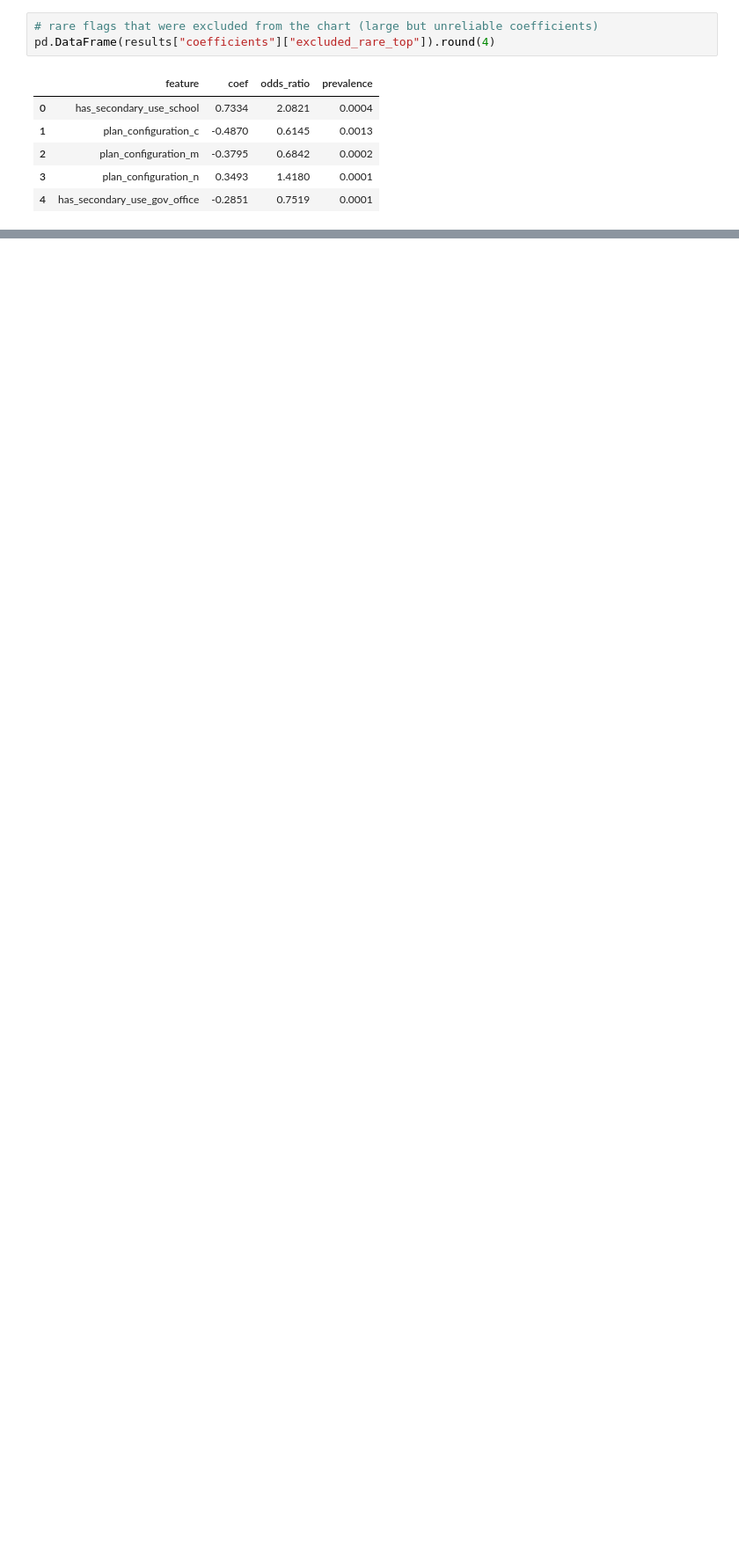
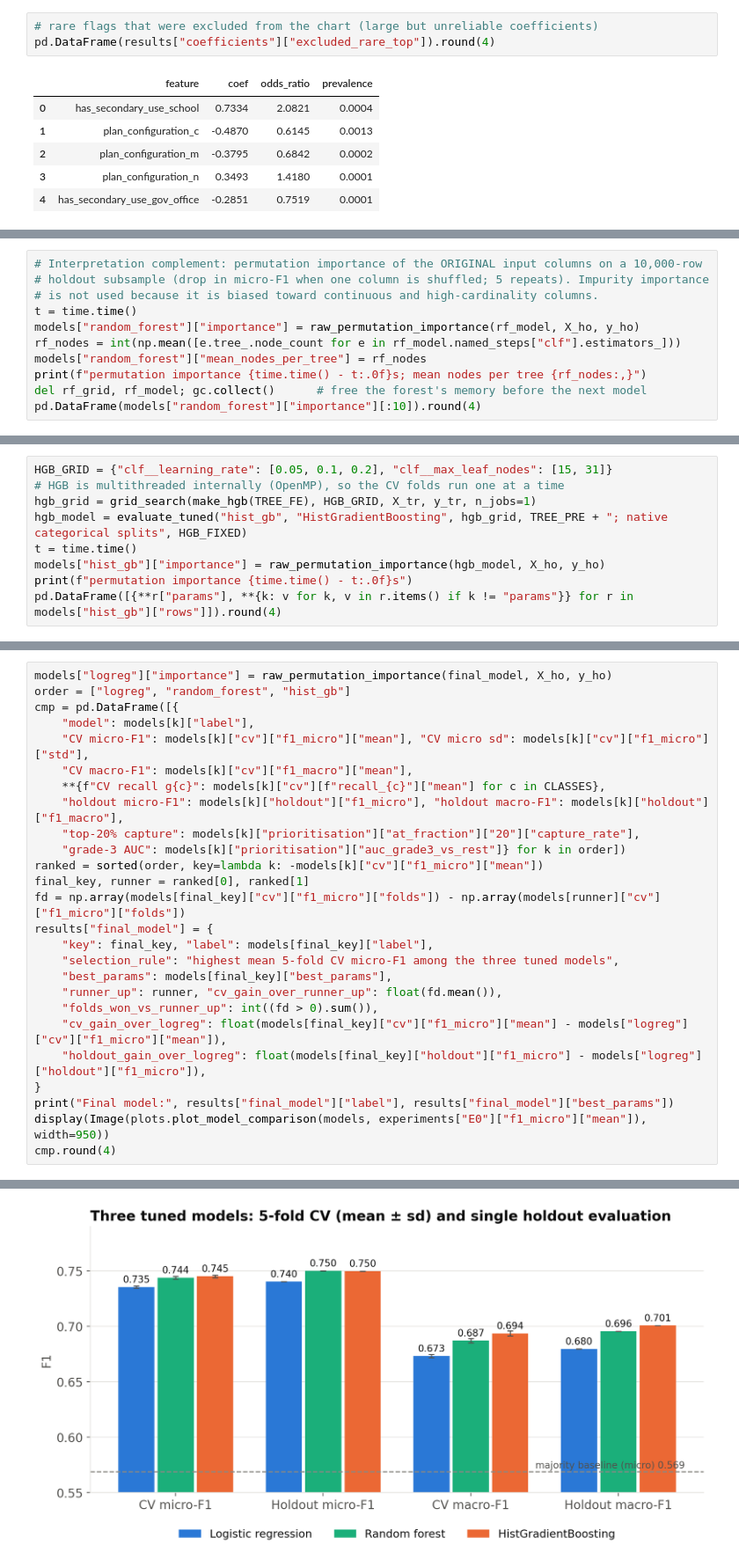
Before and after one commit to watersalamander/MH6810-Python-Project, a Jupyter notebook: notebooks/earthquake_damage.ipynb, the cells around one changed output, grey strips where cells are left out. Shown at 88% size. Drawn from its saved outputs; the diff is of its cells as text; blank space fills up the shorter version.

```diff
--- a/notebooks/earthquake_damage.ipynb
+++ b/notebooks/earthquake_damage.ipynb
@@ -548,0 +618,11 @@ pd.DataFrame(results["coefficients"]["excluded_rare_top"]).round(4)
+# %%
+# Interpretation complement: permutation importance of the ORIGINAL input columns on a 10,000-row
+# holdout subsample (drop in micro-F1 when one column is shuffled; 5 repeats). Impurity importance
+# is not used because it is biased toward continuous and high-cardinality columns.
+t = time.time()
+models["random_forest"]["importance"] = raw_permutation_importance(rf_model, X_ho, y_ho)
+rf_nodes = int(np.mean([e.tree_.node_count for e in rf_model.named_steps["clf"].estimators_]))
+models["random_forest"]["mean_nodes_per_tree"] = rf_nodes
+print(f"permutation importance {time.time() - t:.0f}s; mean nodes per tree {rf_nodes:,}")
+del rf_grid, rf_model; gc.collect()      # free the forest's memory before the next model
+pd.DataFrame(models["random_forest"]["importance"][:10]).round(4)
@@ -548,0 +646,9 @@ pd.DataFrame(results["coefficients"]["excluded_rare_top"]).round(4)
+# %%
+HGB_GRID = {"clf__learning_rate": [0.05, 0.1, 0.2], "clf__max_leaf_nodes": [15, 31]}
+# HGB is multithreaded internally (OpenMP), so the CV folds run one at a time
+hgb_grid = grid_search(make_hgb(TREE_FE), HGB_GRID, X_tr, y_tr, n_jobs=1)
+hgb_model = evaluate_tuned("hist_gb", "HistGradientBoosting", hgb_grid, TREE_PRE + "; native categorical splits", HGB_FIXED)
+t = time.time()
+models["hist_gb"]["importance"] = raw_permutation_importance(hgb_model, X_ho, y_ho)
+print(f"permutation importance {time.time() - t:.0f}s")
+pd.DataFrame([{**r["params"], **{k: v for k, v in r.items() if k != "params"}} for r in models["hist_gb"]["rows"]]).round(4)
@@ -548,0 +669,27 @@ pd.DataFrame(results["coefficients"]["excluded_rare_top"]).round(4)
+# %%
+models["logreg"]["importance"] = raw_permutation_importance(final_model, X_ho, y_ho)
+order = ["logreg", "random_forest", "hist_gb"]
+cmp = pd.DataFrame([{
+    "model": models[k]["label"],
+    "CV micro-F1": models[k]["cv"]["f1_micro"]["mean"], "CV micro sd": models[k]["cv"]["f1_micro"]["std"],
+    "CV macro-F1": models[k]["cv"]["f1_macro"]["mean"],
+    **{f"CV recall g{c}": models[k]["cv"][f"recall_{c}"]["mean"] for c in CLASSES},
+    "holdout micro-F1": models[k]["holdout"]["f1_micro"], "holdout macro-F1": models[k]["holdout"]["f1_macro"],
+    "top-20% capture": models[k]["prioritisation"]["at_fraction"]["20"]["capture_rate"],
+    "grade-3 AUC": models[k]["prioritisation"]["auc_grade3_vs_rest"]} for k in order])
+ranked = sorted(order, key=lambda k: -models[k]["cv"]["f1_micro"]["mean"])
+final_key, runner = ranked[0], ranked[1]
+fd = np.array(models[final_key]["cv"]["f1_micro"]["folds"]) - np.array(models[runner]["cv"]["f1_micro"]["folds"])
+results["final_model"] = {
+    "key": final_key, "label": models[final_key]["label"],
+    "selection_rule": "highest mean 5-fold CV micro-F1 among the three tuned models",
+    "best_params": models[final_key]["best_params"],
+    "runner_up": runner, "cv_gain_over_runner_up": float(fd.mean()),
+    "folds_won_vs_runner_up": int((fd > 0).sum()),
+    "cv_gain_over_logreg": float(models[final_key]["cv"]["f1_micro"]["mean"] - models["logreg"]["cv"]["f1_micro"]["mean"]),
+    "holdout_gain_over_logreg": float(models[final_key]["holdout"]["f1_micro"] - models["logreg"]["holdout"]["f1_micro"]),
+}
+print("Final model:", results["final_model"]["label"], results["final_model"]["best_params"])
+display(Image(plots.plot_model_comparison(models, experiments["E0"]["f1_micro"]["mean"]), width=950))
+cmp.round(4)
+# %% [output]
@@ -548,0 +697 @@ pd.DataFrame(results["coefficients"]["excluded_rare_top"]).round(4)
+[figure, added]
```
Also changed, not shown: parts of 25 cells of this notebook, 22 other files.
